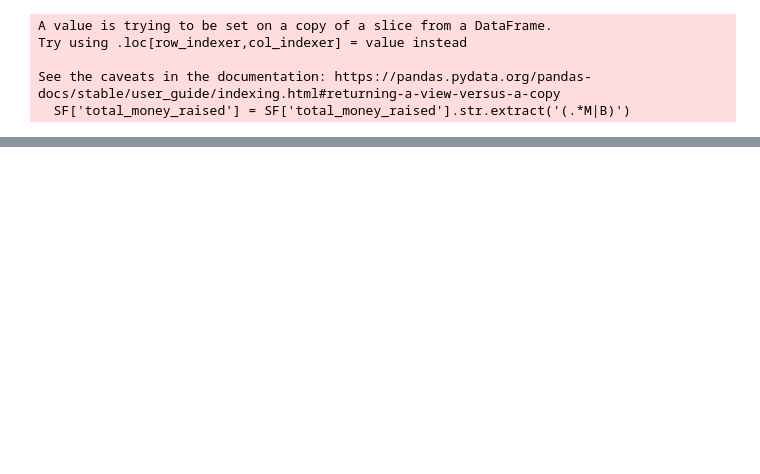
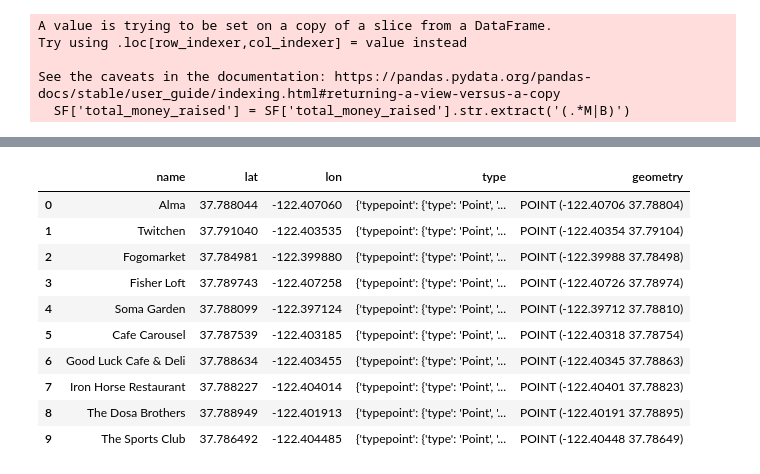
Before and after one commit to MaxTabo/PROJECT3, a Jupyter notebook: NEW testing.ipynb, the cells around one changed output, grey strips where cells are left out. Cells and saved outputs as stored; diff of their text form; code cells hidden in the pictures; blank space fills up the shorter version.

```diff
--- a/NEW testing.ipynb
+++ b/NEW testing.ipynb
@@ -338,0 +426,11 @@ SF
+# %%
+
+
+url = "https://api.foursquare.com/v3/places/search?query=restaurante&ll=37.787646%2C-122.402759&radius=500"
+
+headers = {
+    "accept": "application/json",
+    "Authorization": "fsq3EdDQD81IVcvCg3+snCGriZRWovWDJRU0C+/hN2WgRIo="
+}
+
+response = requests.get(url, headers=headers).json()
@@ -338,0 +490,16 @@ SF
+# %%
+new_list = []
+for i in response["results"]:
+
+    name = i["name"]
+    address =  i["location"]["formatted_address"]
+    lat = i["geocodes"]["main"]["latitude"]
+    lon = i["geocodes"]["main"]["longitude"]
+
+    type_ = {"typepoint":
+                          {"type": "Point",
+                           "coordinates": [lat, lon]}}
+
+    new_list.append({"name":name, "latitude":lat, "longitude":lon, "type":type_})
+
+new_list
@@ -338,0 +524,2 @@ SF
+# %%
+Resto_df= pd.DataFrame(new_list)
@@ -338,0 +558,15 @@ SF
+# %%
+GeoResto_df = gpd.GeoDataFrame(Resto_df, geometry=gpd.points_from_xy(Resto_df["lon"], Resto_df["lat"]))
+GeoResto_df
+# %% [output]
+|  | name | lat | lon | type | geometry |
+| 0 | Alma | 37.788044 | -122.407060 | {'typepoint': {'type': 'Point', '... | POINT (-122.40706 37.78804) |
+| 1 | Twitchen | 37.791040 | -122.403535 | {'typepoint': {'type': 'Point', '... | POINT (-122.40354 37.79104) |
+| 2 | Fogomarket | 37.784981 | -122.399880 | {'typepoint': {'type': 'Point', '... | POINT (-122.39988 37.78498) |
+| 3 | Fisher Loft | 37.789743 | -122.407258 | {'typepoint': {'type': 'Point', '... | POINT (-122.40726 37.78974) |
+| 4 | Soma Garden | 37.788099 | -122.397124 | {'typepoint': {'type': 'Point', '... | POINT (-122.39712 37.78810) |
+| 5 | Cafe Carousel | 37.787539 | -122.403185 | {'typepoint': {'type': 'Point', '... | POINT (-122.40318 37.78754) |
+| 6 | Good Luck Cafe & Deli | 37.788634 | -122.403455 | {'typepoint': {'type': 'Point', '... | POINT (-122.40345 37.78863) |
+| 7 | Iron Horse Restaurant | 37.788227 | -122.404014 | {'typepoint': {'type': 'Point', '... | POINT (-122.40401 37.78823) |
+| 8 | The Dosa Brothers | 37.788949 | -122.401913 | {'typepoint': {'type': 'Point', '... | POINT (-122.40191 37.78895) |
+| 9 | The Sports Club | 37.786492 | -122.404485 | {'typepoint': {'type': 'Point', '... | POINT (-122.40448 37.78649) |
```
Also changed, not shown: parts of 102 cells of this notebook, 2 other files.
